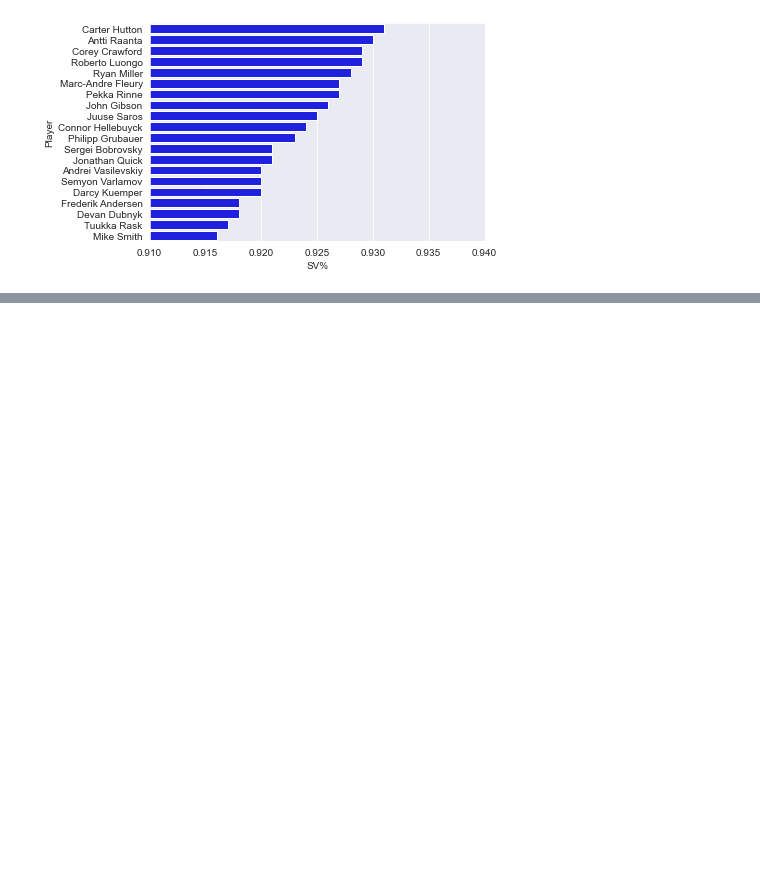
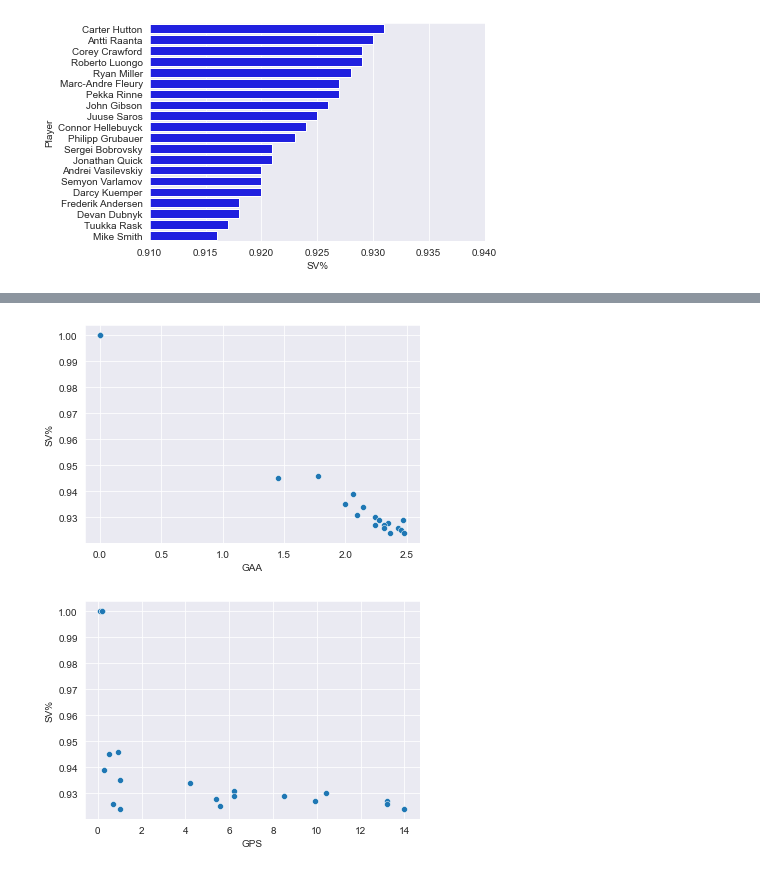
Before and after one commit to M0rph3e/ift6758-project-main, a Jupyter notebook: notebooks/Question 1 sample.ipynb, the cells around one changed output, grey strips where cells are left out. Saved outputs shown, nothing was run; the diff lists cells and outputs as text; code cells hidden in the pictures; blank space fills up the shorter version.

```diff
--- a/notebooks/Question 1 sample.ipynb
+++ b/notebooks/Question 1 sample.ipynb
@@ -91,0 +115,8 @@ plt.show()
+# %%
+sns.scatterplot(y='SV%', x='GAA', data=df2)
+plt.show()
+sns.scatterplot(y='SV%', x='GPS', data=df3)
+plt.show()
+# %% [output]
+[figure, added]
+[figure, added]
```
Also changed, not shown: parts of 6 cells of this notebook.
